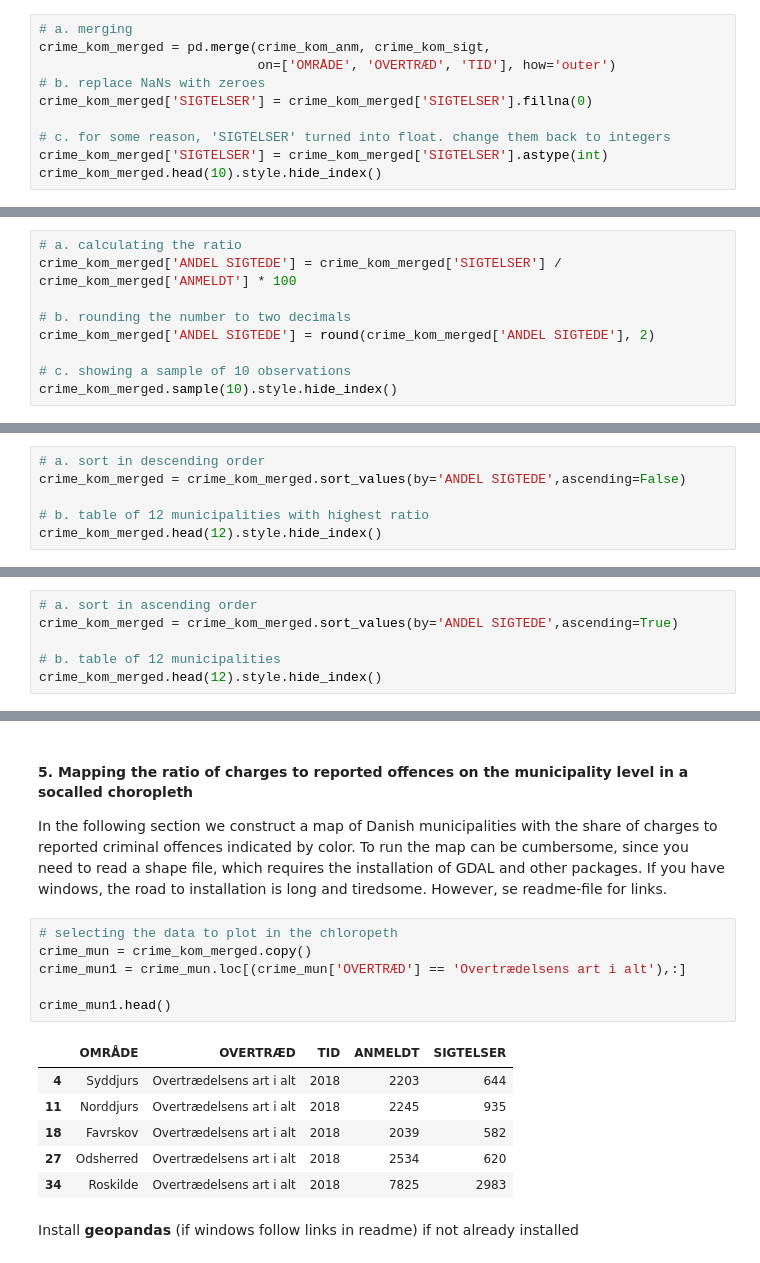
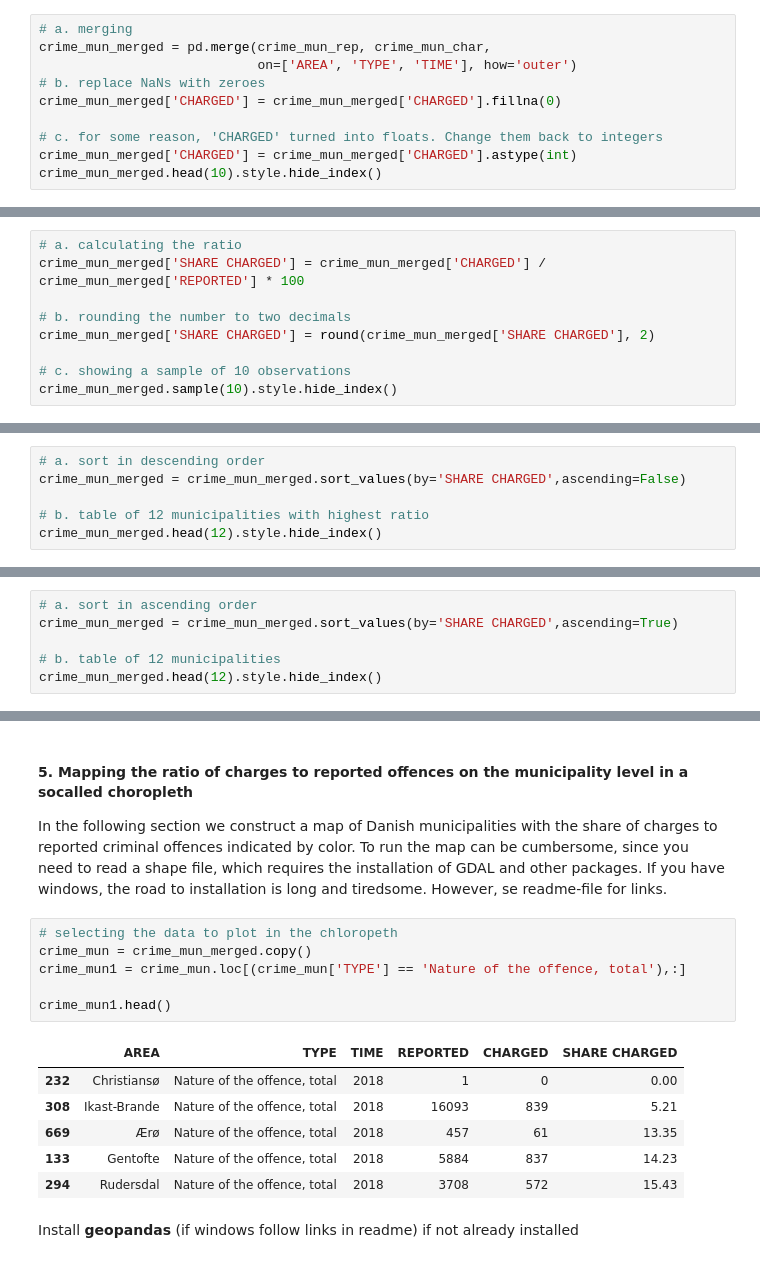
Before and after one commit to NumEconCopenhagen/projects-2019-cl, a Jupyter notebook: dataproject/dataproject/Assignment.ipynb, the cells around one changed output, grey strips where cells are left out. Drawn from its saved outputs; the diff is of its cells as text.

```diff
--- a/dataproject/dataproject/Assignment.ipynb
+++ b/dataproject/dataproject/Assignment.ipynb
@@ -227,12 +236,12 @@ The difference between the two measures indicates that there are four areas wher
 **3. Merge** two separate datasets back together into one dataframe.
 # %%
 # a. merging
-crime_kom_merged = pd.merge(crime_kom_anm, crime_kom_sigt,
-                            on=['OMRÅDE', 'OVERTRÆD', 'TID'], how='outer')
+crime_mun_merged = pd.merge(crime_mun_rep, crime_mun_char,
+                            on=['AREA', 'TYPE', 'TIME'], how='outer')
 # b. replace NaNs with zeroes
-crime_kom_merged['SIGTELSER'] = crime_kom_merged['SIGTELSER'].fillna(0)
+crime_mun_merged['CHARGED'] = crime_mun_merged['CHARGED'].fillna(0)
 
-# c. for some reason, 'SIGTELSER' turned into float. change them back to integers
-crime_kom_merged['SIGTELSER'] = crime_kom_merged['SIGTELSER'].astype(int)
-crime_kom_merged.head(10).style.hide_index()
+# c. for some reason, 'CHARGED' turned into floats. Change them back to integers
+crime_mun_merged['CHARGED'] = crime_mun_merged['CHARGED'].astype(int)
+crime_mun_merged.head(10).style.hide_index()
 # %% [output]
@@ -251,11 +260,11 @@ crime_kom_merged.head(10).style.hide_index()
 **4. Creating** a new variable called 'ANDEL SIGTEDE', which is the share of reported crimes that actually ends with a criminal charge. The following analysis hinges on one important assumption: 1. There is no guarantee that reported and charged offences of the same crime are registered in the same year. Hence, the ratio of charges relative to reported offences does not necessarily capture the real ratio between charges and reported offences. However, we will assume that reported and charged offences of the same crime are attributed to the same year.
 # %%
 # a. calculating the ratio
-crime_kom_merged['ANDEL SIGTEDE'] = crime_kom_merged['SIGTELSER'] / crime_kom_merged['ANMELDT'] * 100
+crime_mun_merged['SHARE CHARGED'] = crime_mun_merged['CHARGED'] / crime_mun_merged['REPORTED'] * 100
 
 # b. rounding the number to two decimals
-crime_kom_merged['ANDEL SIGTEDE'] = round(crime_kom_merged['ANDEL SIGTEDE'], 2)
+crime_mun_merged['SHARE CHARGED'] = round(crime_mun_merged['SHARE CHARGED'], 2)
 
 # c. showing a sample of 10 observations
-crime_kom_merged.sample(10).style.hide_index()
+crime_mun_merged.sample(10).style.hide_index()
 # %% [output]
@@ -274,8 +283,8 @@ crime_kom_merged.sample(10).style.hide_index()
 **Extreme 1:** The 12 municipalities with the highest share of charged offences relative to reported offences in 2018.
 # %%
 # a. sort in descending order
-crime_kom_merged = crime_kom_merged.sort_values(by='ANDEL SIGTEDE',ascending=False)
+crime_mun_merged = crime_mun_merged.sort_values(by='SHARE CHARGED',ascending=False)
 
 # b. table of 12 municipalities with highest ratio
-crime_kom_merged.head(12).style.hide_index()
+crime_mun_merged.head(12).style.hide_index()
 # %% [output]
@@ -296,8 +305,8 @@ crime_kom_merged.head(12).style.hide_index()
 **Extreme 2:** The 12 municipalities with the lowest share of charged offences relative to reported offences in 2018.
 # %%
 # a. sort in ascending order
-crime_kom_merged = crime_kom_merged.sort_values(by='ANDEL SIGTEDE',ascending=True)
+crime_mun_merged = crime_mun_merged.sort_values(by='SHARE CHARGED',ascending=True)
 
 # b. table of 12 municipalities
-crime_kom_merged.head(12).style.hide_index()
+crime_mun_merged.head(12).style.hide_index()
 # %% [output]
@@ -333,17 +342,17 @@ crime_kom_merged.groupby('OVERTRÆD').mean().sort_values(by='ANDEL SIGTEDE',asce
 In the following section we construct a map of Danish municipalities with the share of charges to reported criminal offences indicated by color. To run the map can be cumbersome, since you need to read a shape file, which requires the installation of GDAL and other packages. If you have windows, the road to installation is long and tiredsome. However, se readme-file for links.
 # %%
 # selecting the data to plot in the chloropeth
-crime_mun = crime_kom_merged.copy()
-crime_mun1 = crime_mun.loc[(crime_mun['OVERTRÆD'] == 'Overtrædelsens art i alt'),:]
+crime_mun = crime_mun_merged.copy()
+crime_mun1 = crime_mun.loc[(crime_mun['TYPE'] == 'Nature of the offence, total'),:]
 
 crime_mun1.head()
 # %% [output]
-|  | OMRÅDE | OVERTRÆD | TID | ANMELDT | SIGTELSER |
-| 4 | Syddjurs | Overtrædelsens art i alt | 2018 | 2203 | 644 |
-| 11 | Norddjurs | Overtrædelsens art i alt | 2018 | 2245 | 935 |
-| 18 | Favrskov | Overtrædelsens art i alt | 2018 | 2039 | 582 |
-| 27 | Odsherred | Overtrædelsens art i alt | 2018 | 2534 | 620 |
-| 34 | Roskilde | Overtrædelsens art i alt | 2018 | 7825 | 2983 |
+|  | AREA | TYPE | TIME | REPORTED | CHARGED | SHARE CHARGED |
+| 232 | Christiansø | Nature of the offence, total | 2018 | 1 | 0 | 0.00 |
+| 308 | Ikast-Brande | Nature of the offence, total | 2018 | 16093 | 839 | 5.21 |
+| 669 | Ærø | Nature of the offence, total | 2018 | 457 | 61 | 13.35 |
+| 133 | Gentofte | Nature of the offence, total | 2018 | 5884 | 837 | 14.23 |
+| 294 | Rudersdal | Nature of the offence, total | 2018 | 3708 | 572 | 15.43 |
 # %% [markdown]
 Install **geopandas** (if windows follow links in readme) if not already installed
 # %%
```
Also changed, not shown: parts of 24 cells of this notebook.
